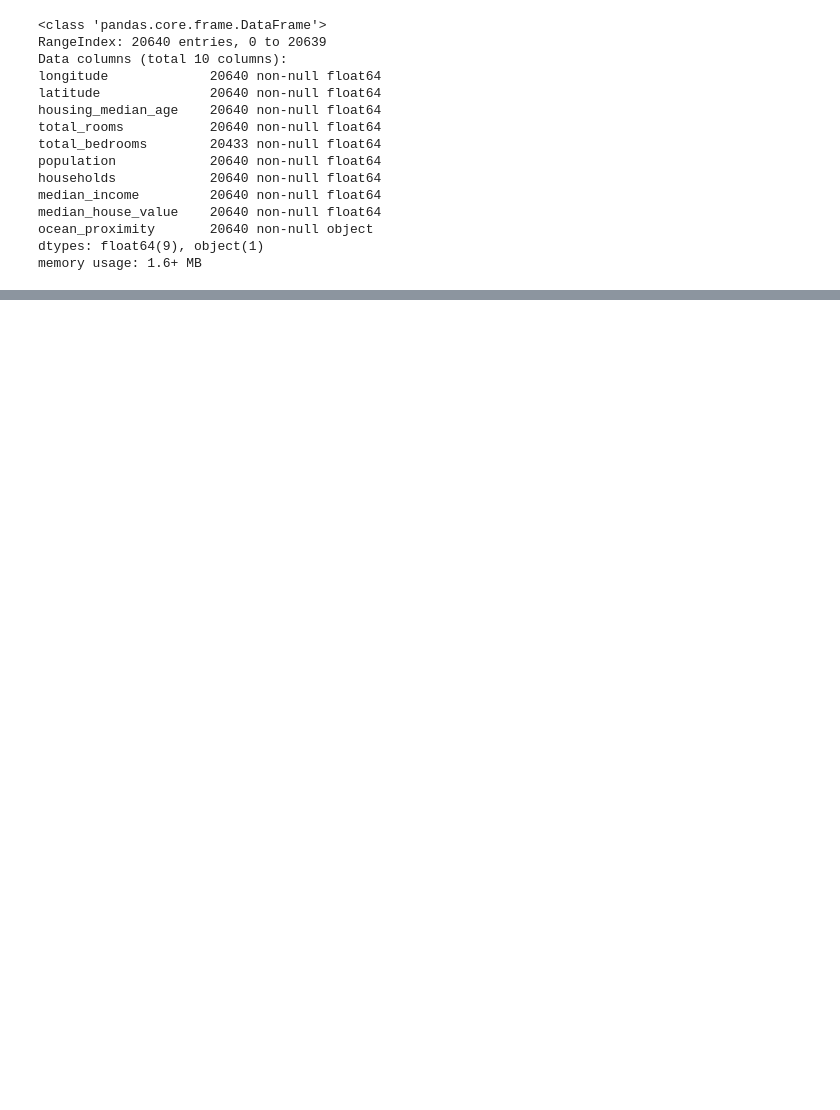
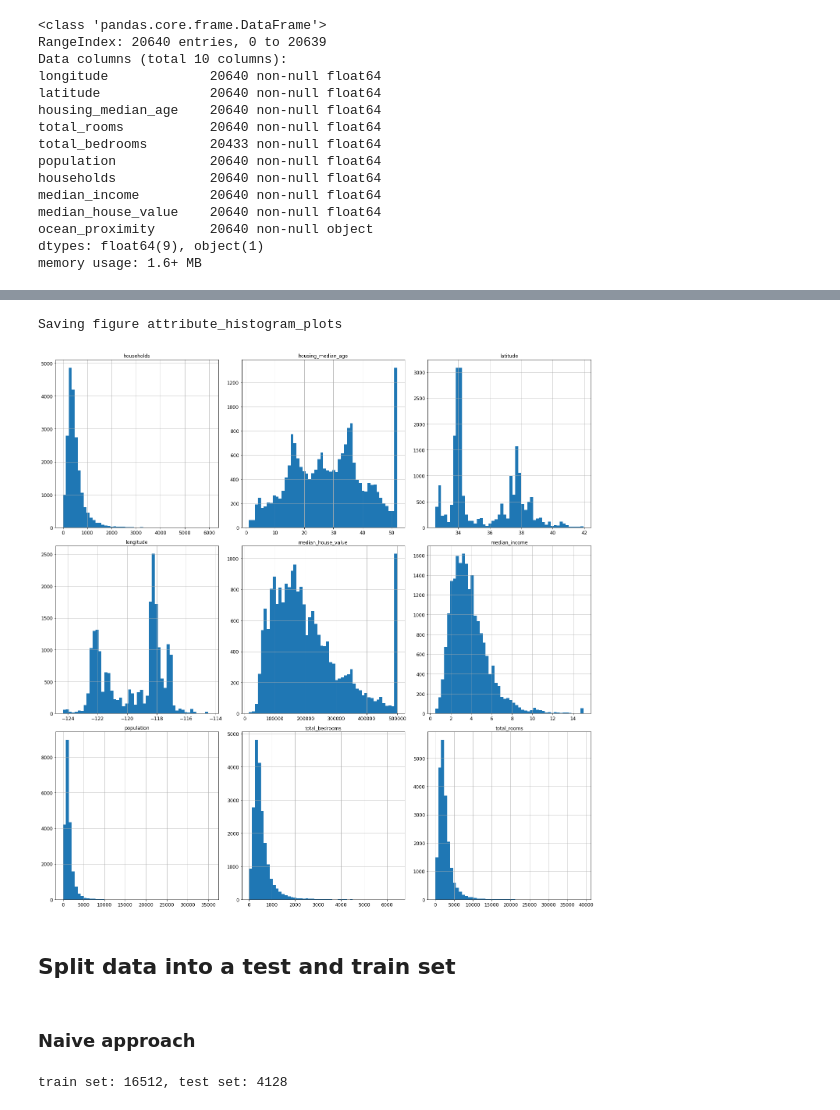
Before and after one commit to georgechubak/handson-ml2, a Jupyter notebook: 02_reworked_end_to_end_machine_learning_project.ipynb, the cells around one changed output, grey strips where cells are left out. Drawn from its saved outputs; the diff is of its cells as text; code cells hidden in the pictures; blank space fills up the shorter version.

```diff
--- a/02_reworked_end_to_end_machine_learning_project.ipynb
+++ b/02_reworked_end_to_end_machine_learning_project.ipynb
@@ -29,7 +29,7 @@ CHAPTER_ID = 'end_to_end_project'
 IMAGES_PATH = os.path.join(PROJECT_ROOT_DIR, 'images', CHAPTER_ID)
 os.makedirs(IMAGES_PATH, exist_ok=True)
 
-def save_fig(fig_id, tight_layout=True, fig_extension='png', resolution=300):
+def save_fig(fig_id, tight_layout=True, fig_extension='pdf', resolution=300):
     path = os.path.join(IMAGES_PATH, fig_id + '.' + fig_extension)
     print('Saving figure', fig_id)
     if tight_layout:
@@ -85,0 +134,11 @@ memory usage: 1.6+ MB
+# %%
+housing.hist(bins=50, figsize=(20, 20))
+save_fig('attribute_histogram_plots')
+plt.show()
+# %% [output]
+Saving figure attribute_histogram_plots
+[figure, added]
+# %% [markdown]
+## Split data into a test and train set
+# %% [markdown]
+### Naive approach
@@ -85,0 +154,5 @@ memory usage: 1.6+ MB
+# %%
+train_set, test_set = naive_split_train_test(housing, 0.2)
+print('train set: {}, test set: {}'.format(len(train_set), len(test_set)))
+# %% [output]
+train set: 16512, test set: 4128
```
Also changed, not shown: parts of 39 cells of this notebook, 1 other file.
